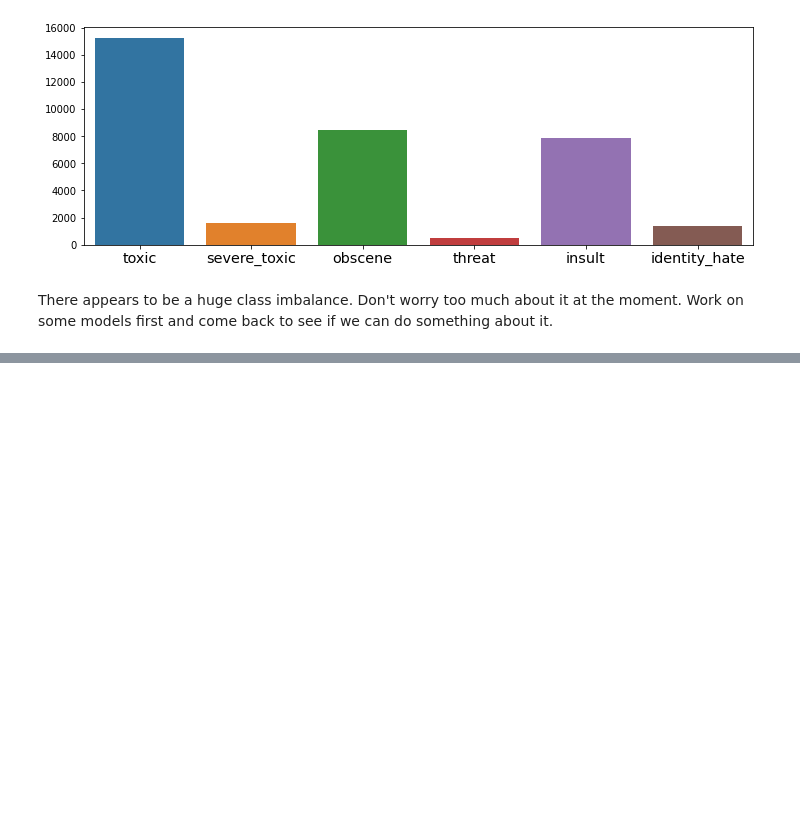
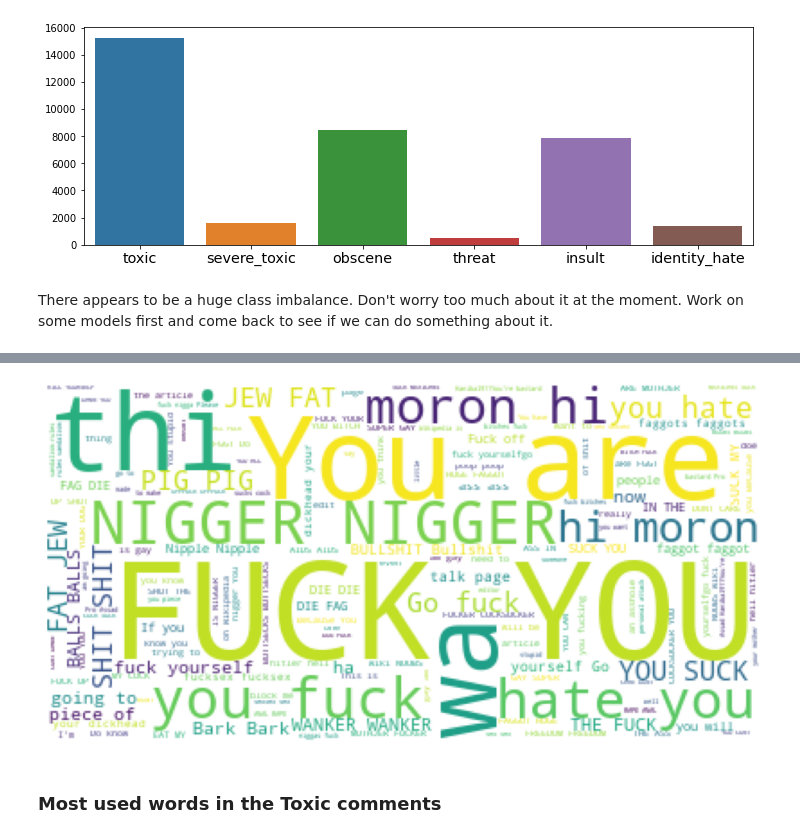
Before and after one commit to dyasutomo/ToxCom, a Jupyter notebook: g01_data_visualization.ipynb, the cells around one changed output, grey strips where cells are left out. Drawn from its saved outputs; the diff is of its cells as text; code cells hidden in the pictures; blank space fills up the shorter version.

```diff
--- a/g01_data_visualization.ipynb
+++ b/g01_data_visualization.ipynb
@@ -72,0 +190,7 @@ There appears to be a huge class imbalance. Don't worry too much about it at the
+# %%
+# Let's plot the wordcloud only with toxic comments.
+PlotWordCloud(df[df['label_sum']!=0], 'comment_text')
+# %% [output]
+[figure, added]
+# %% [markdown]
+### Most used words in the Toxic comments
```
Also changed, not shown: parts of 36 cells of this notebook.
